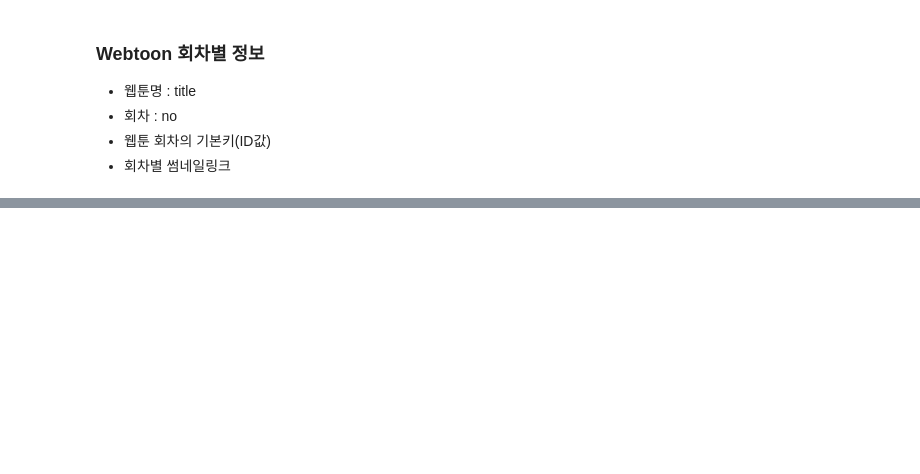
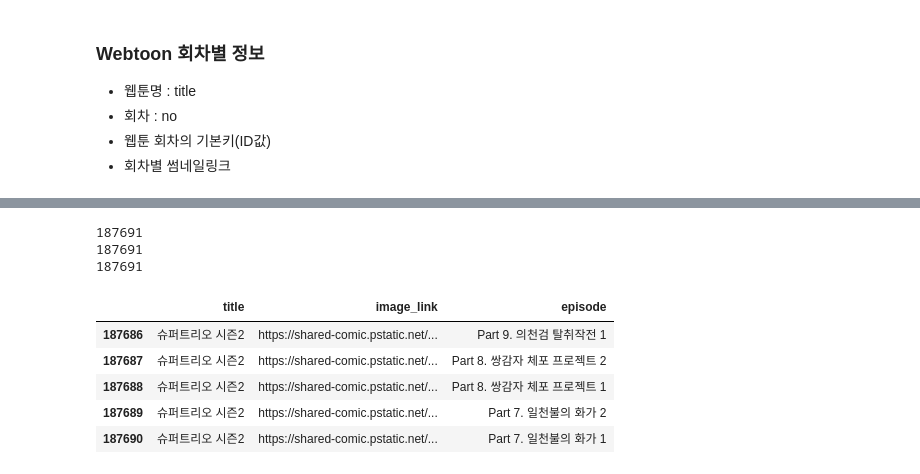
Before and after one commit to brightscannon/Webtoon_recommand_system, a Jupyter notebook: Crawling_test2_Juno.ipynb, the cells around one changed output, grey strips where cells are left out. Drawn from its saved outputs; the diff is of its cells as text; code cells hidden in the pictures; blank space fills up the shorter version.

```diff
--- a/Crawling_test2_Juno.ipynb
+++ b/Crawling_test2_Juno.ipynb
@@ -180,0 +320,35 @@ dom.select("#content > table.viewList > tr")
+# %%
+dic2 = {}
+dic2['title'] = []
+dic2['image_link'] = []
+dic2['episode'] = []
+
+
+count = 1
+for tid in titleid:
+#     url = "https://comic.naver.com/webtoon/list.nhn?titleId="+ str(tid) +"&page=1"
+#     response = requests.get(url)
+#     dom = BeautifulSoup(response.content, "html.parser")
+#     num_check = dom.select("#content > table.viewList > tr > td:nth-of-type(1) > a > img")
+    print("webtoon id:",tid, " count: ", count)
+    for num in range(1,201):
+
+        url = "https://comic.naver.com/webtoon/list.nhn?titleId="+ str(tid) +"&page=" + str(num)
+        response = requests.get(url)
+        dom = BeautifulSoup(response.content, "html.parser")
+
+
+        # 첫번째 링크가 광고인 경우를 제외시켜줘야 한다.
+        links = dom.select("#content > table.viewList > tr > td:nth-of-type(1) > a > img")
+        if len(links) > 10:
+            links = links[1:]
+        # title
+        for i in range(len(links)):
+            dic2['title'].append(df[df.unique_id == tid].title.values[0])
+            # image link
+            dic2['image_link'].append(links[i].get('src'))
+            # 회차(episode)
+            dic2['episode'].append(links[i].get('title'))
+        if len(links) < 10:
+            break
+    count += 1
@@ -180,0 +373,17 @@ dom.select("#content > table.viewList > tr")
+# %%
+for k in dic2.keys():
+    print(len(dic2[k]))
+# %% [output]
+187691
+187691
+187691
+# %%
+df_episode = pd.DataFrame(dic2)
+df_episode.tail()
+# %% [output]
+|  | title | image_link | episode |
+| 187686 | 슈퍼트리오 시즌2 | https://shared-comic.pstatic.net/... | Part 9. 의천검 탈취작전 1 |
+| 187687 | 슈퍼트리오 시즌2 | https://shared-comic.pstatic.net/... | Part 8. 쌍감자 체포 프로젝트 2 |
+| 187688 | 슈퍼트리오 시즌2 | https://shared-comic.pstatic.net/... | Part 8. 쌍감자 체포 프로젝트 1 |
+| 187689 | 슈퍼트리오 시즌2 | https://shared-comic.pstatic.net/... | Part 7. 일천불의 화가 2 |
+| 187690 | 슈퍼트리오 시즌2 | https://shared-comic.pstatic.net/... | Part 7. 일천불의 화가 1 |
```
Also changed, not shown: parts of 39 cells of this notebook.
